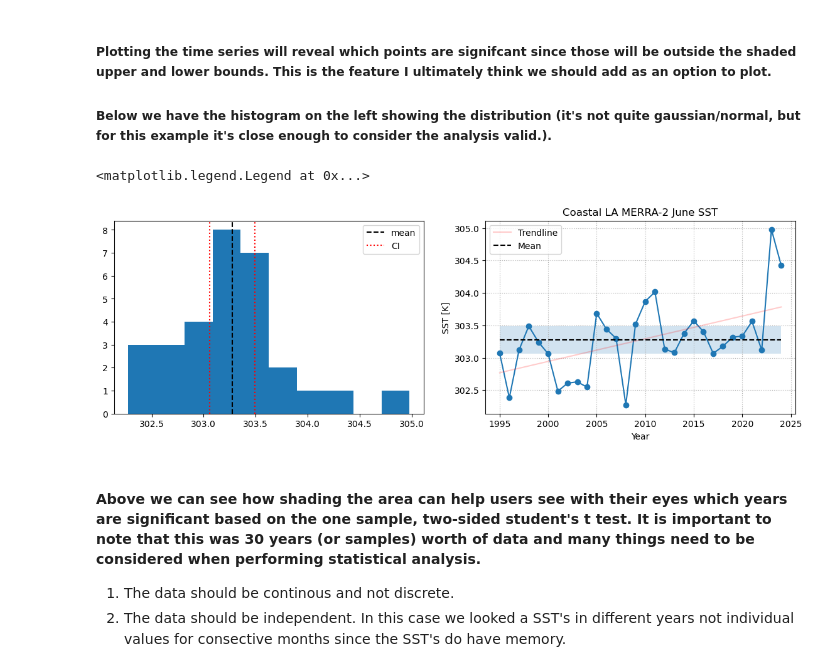
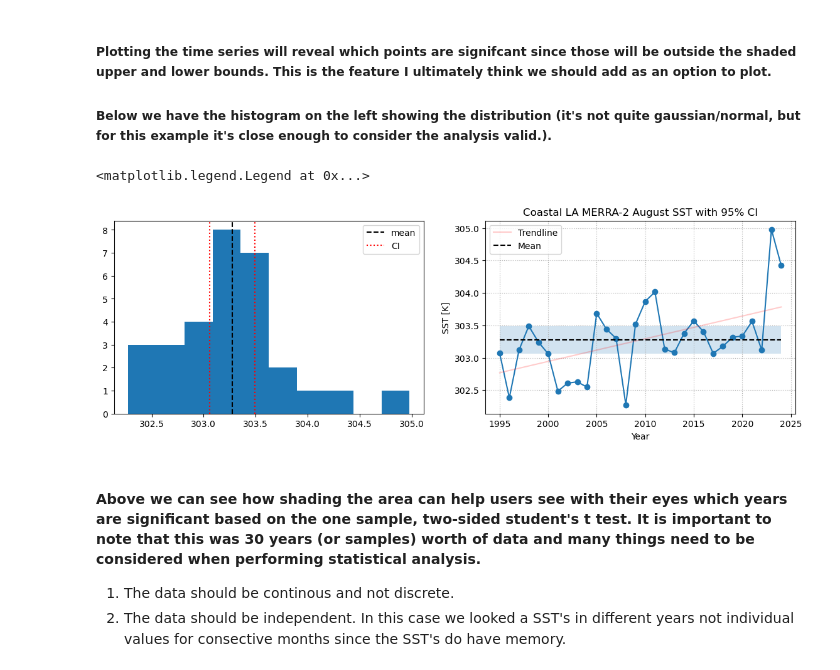
Before and after one commit to brandon-mitchell-ges-disc/Giovanni-Features-and-Notebooks, a Jupyter notebook: GioSigTestDetrends.ipynb, the cells around one changed output. Cells and saved outputs as stored; diff of their text form; code cells hidden in the pictures.

Commit message:
Add files via upload
Updated Sig Test Plot Name

```diff
--- a/GioSigTestDetrends.ipynb
+++ b/GioSigTestDetrends.ipynb
@@ -263,35 +263,35 @@ print(lower_bound, upper_bound)
 #Plotting
 plt.subplots(1,2,figsize=(14,4))
 
 #Histogram of Distribution of August Monthly SST's
 plt.subplot(121)
 plt.hist(SST_weighted_mean.values)
 plt.axvline(m,zorder=10,color='k',linestyle='dashed',label='mean')
 plt.axvline(upper_bound,
                     zorder=10,color='r',linestyle='dotted',label='CI')
 plt.axvline(lower_bound,
                     zorder=10,color='r',linestyle='dotted')
 plt.legend()
 
 #Time series with 95% CI shading.
 plt.subplot(122)
 plt.plot(pd.to_datetime(SST_weighted_mean.time).year, SST_weighted_mean.values, marker='o')
 plt.plot(trendline_x, trendline_y, color='red', label='Trendline',alpha=0.2)
 plt.xlabel('Year')
 plt.ylabel('SST [K]')
-plt.title('Coastal LA MERRA-2 June SST with 95% CI')
+plt.title('Coastal LA MERRA-2 August SST with 95% CI')
 plt.fill_between(pd.to_datetime(SST_weighted_mean.time).year,
                  upper_bound,
                  lower_bound,
                  alpha=0.2)
 plt.grid(linestyle='dotted')
 #Adding a line for the Mean onto the plot
 plt.plot(pd.to_datetime(SST_weighted_mean.time).year,(np.ones(len(SST_weighted_mean))*np.mean(SST_weighted_mean.values)),
          color='k',linestyle='dashed',label='Mean')
 plt.legend(loc='upper left')
 # %% [output]
 <matplotlib.legend.Legend at 0x...>
-[figure, old version]
+[figure, new version]
 # %% [markdown]
 #### Above we can see how shading the area can help users see with their eyes which years are significant based on the one sample, two-sided student's t test. It is important to note that this was 30 years (or samples) worth of data and many things need to be considered when performing statistical analysis.
 
```
Also changed, not shown: parts of 1 cell of this notebook.
